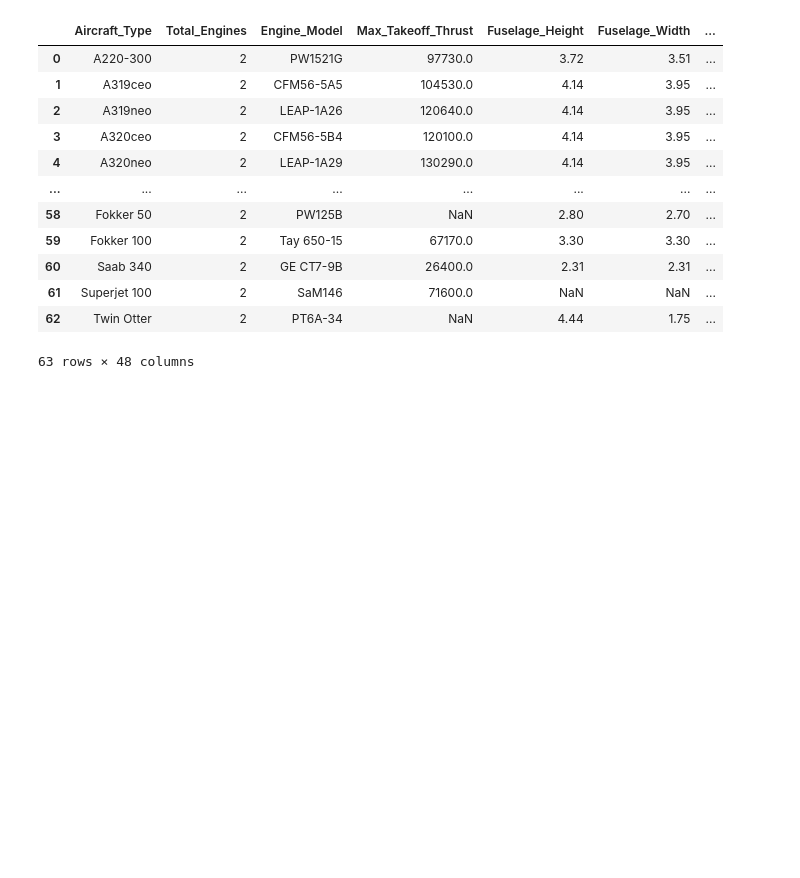
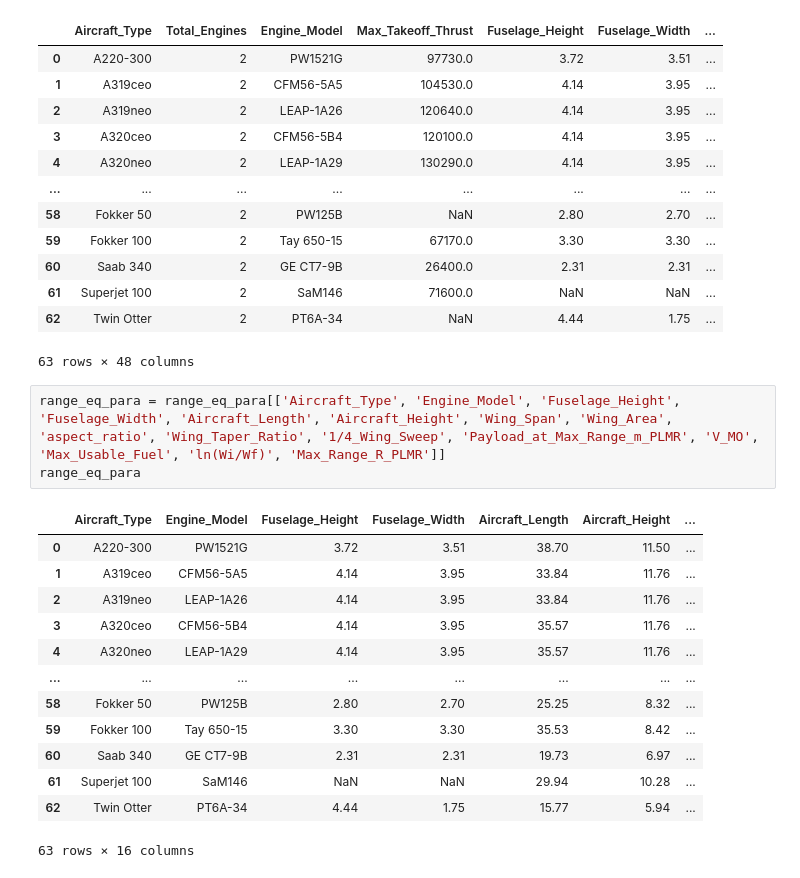
Before and after one commit to stahir01/Master-Thesis, a Jupyter notebook: Master_Thesis_Datasets_NewVersion.ipynb, the cells around one changed output. Cells and saved outputs as stored; diff of their text form; blank space fills up the shorter version.

```diff
--- a/Master_Thesis_Datasets_NewVersion.ipynb
+++ b/Master_Thesis_Datasets_NewVersion.ipynb
@@ -3829,3 +3884,20 @@ range_eq_para
 | 61 | Superjet 100 | 2 | SaM146 | 71600.0 | NaN | NaN | ... |
 | 62 | Twin Otter | 2 | PT6A-34 | NaN | 4.44 | 1.75 | ... |
 63 rows × 48 columns
+# %%
+range_eq_para = range_eq_para[['Aircraft_Type', 'Engine_Model', 'Fuselage_Height', 'Fuselage_Width', 'Aircraft_Length', 'Aircraft_Height', 'Wing_Span', 'Wing_Area', 'aspect_ratio', 'Wing_Taper_Ratio', '1/4_Wing_Sweep', 'Payload_at_Max_Range_m_PLMR', 'V_MO', 'Max_Usable_Fuel', 'ln(Wi/Wf)', 'Max_Range_R_PLMR']]
+range_eq_para
+# %% [output]
+|  | Aircraft_Type | Engine_Model | Fuselage_Height | Fuselage_Width | Aircraft_Length | Aircraft_Height | ... |
+| 0 | A220-300 | PW1521G | 3.72 | 3.51 | 38.70 | 11.50 | ... |
+| 1 | A319ceo | CFM56-5A5 | 4.14 | 3.95 | 33.84 | 11.76 | ... |
+| 2 | A319neo | LEAP-1A26 | 4.14 | 3.95 | 33.84 | 11.76 | ... |
+| 3 | A320ceo | CFM56-5B4 | 4.14 | 3.95 | 35.57 | 11.76 | ... |
+| 4 | A320neo | LEAP-1A29 | 4.14 | 3.95 | 35.57 | 11.76 | ... |
+| ... | ... | ... | ... | ... | ... | ... | ... |
+| 58 | Fokker 50 | PW125B | 2.80 | 2.70 | 25.25 | 8.32 | ... |
+| 59 | Fokker 100 | Tay 650-15 | 3.30 | 3.30 | 35.53 | 8.42 | ... |
+| 60 | Saab 340 | GE CT7-9B | 2.31 | 2.31 | 19.73 | 6.97 | ... |
+| 61 | Superjet 100 | SaM146 | NaN | NaN | 29.94 | 10.28 | ... |
+| 62 | Twin Otter | PT6A-34 | 4.44 | 1.75 | 15.77 | 5.94 | ... |
+63 rows × 16 columns
```
Also changed, not shown: parts of 19 cells of this notebook.
